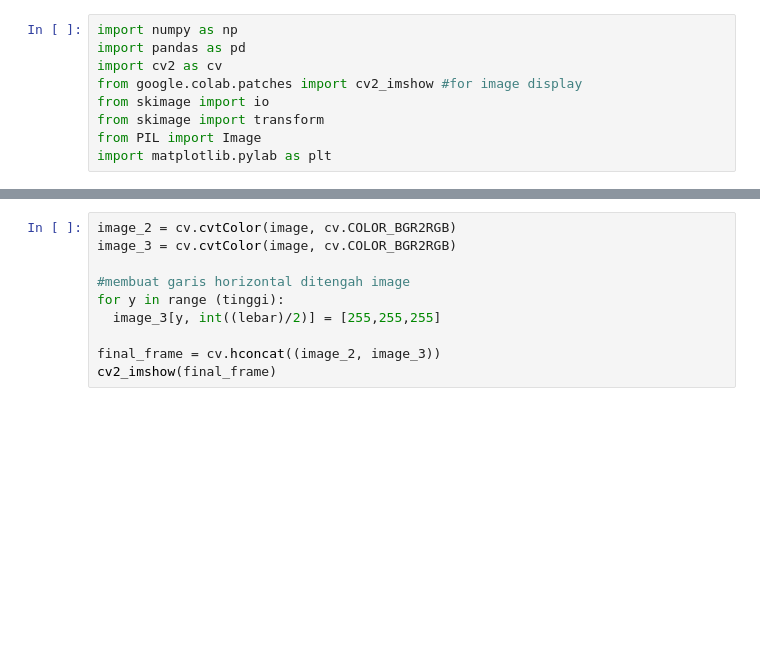
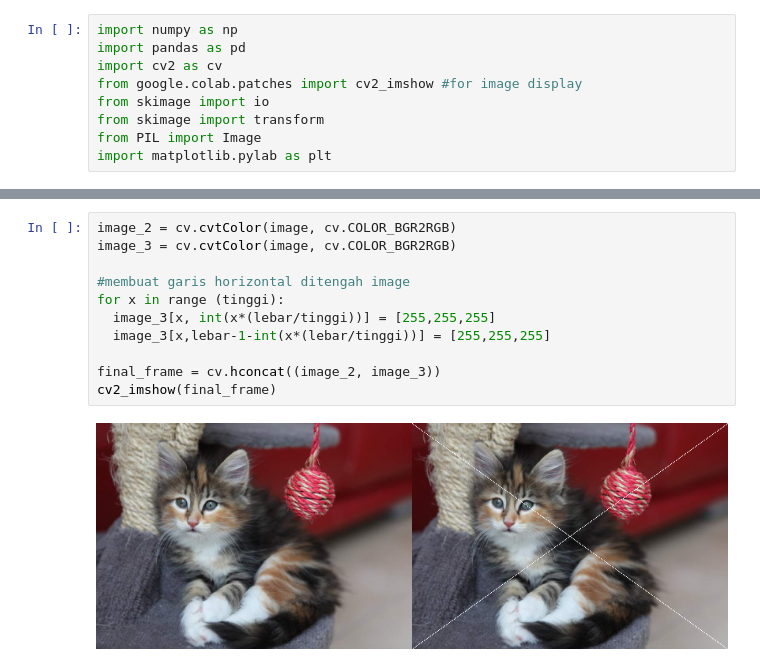
Before and after one commit to klinkzsweet/PCVK_Genap_2023, a Jupyter notebook: TaskWeek1.ipynb, the cells around one changed output, grey strips where cells are left out. Cells and saved outputs as stored; diff of their text form; blank space fills up the shorter version.

```diff
--- a/TaskWeek1.ipynb
+++ b/TaskWeek1.ipynb
@@ -62,10 +62,13 @@ cv2_imshow(final_frame)
 # %%
 image_2 = cv.cvtColor(image, cv.COLOR_BGR2RGB)
 image_3 = cv.cvtColor(image, cv.COLOR_BGR2RGB)
 
 #membuat garis horizontal ditengah image
-for y in range (tinggi):
-  image_3[y, int((lebar)/2)] = [255,255,255]
+for x in range (tinggi):
+  image_3[x, int(x*(lebar/tinggi))] = [255,255,255]
+  image_3[x,lebar-1-int(x*(lebar/tinggi))] = [255,255,255]
 
 final_frame = cv.hconcat((image_2, image_3))
 cv2_imshow(final_frame)
+# %% [output]
+[figure, added]
```
Also changed, not shown: parts of 6 cells of this notebook.
